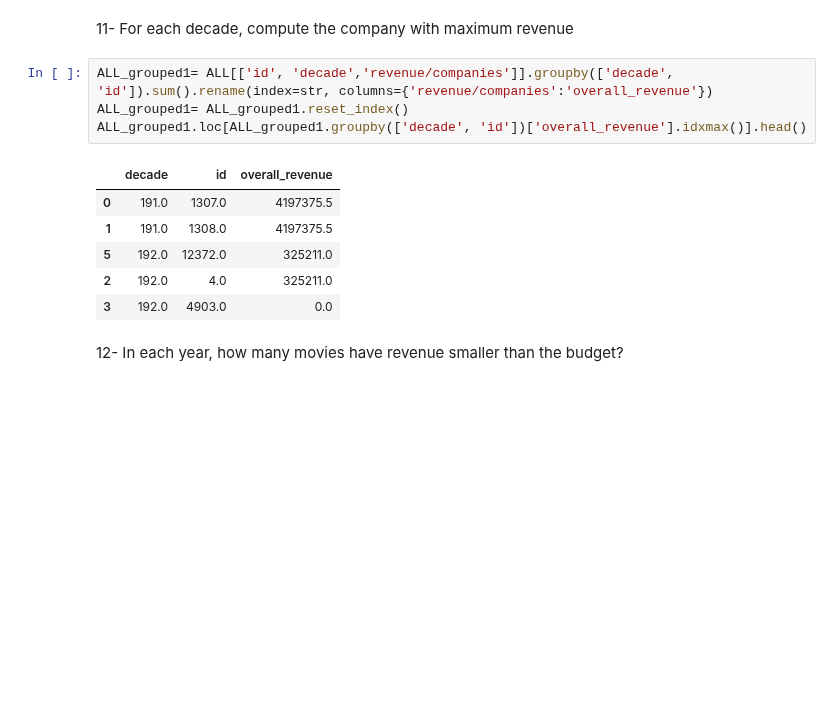
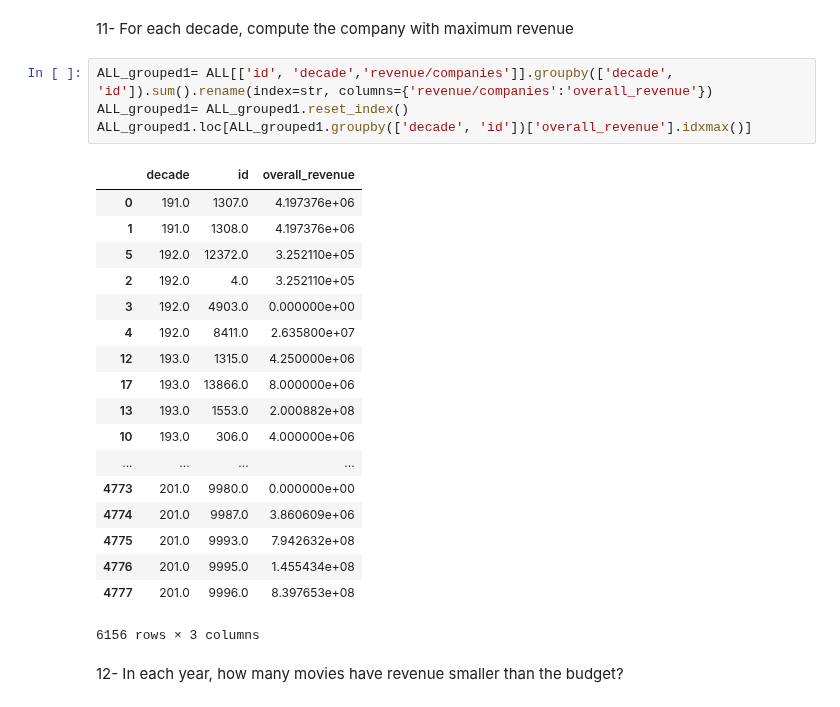
Before and after one commit to silviasantamaria/computerscience, a Jupyter notebook: NUOVO_PROJECT.ipynb, the cells around one changed output. Drawn from its saved outputs; the diff is of its cells as text; blank space fills up the shorter version.

```diff
--- a/NUOVO_PROJECT.ipynb
+++ b/NUOVO_PROJECT.ipynb
@@ -460,14 +461,26 @@ ALL_grouped.head()
 # %%
 ALL_grouped1= ALL[['id', 'decade','revenue/companies']].groupby(['decade', 'id']).sum().rename(index=str, columns={'revenue/companies':'overall_revenue'})
 ALL_grouped1= ALL_grouped1.reset_index()
-ALL_grouped1.loc[ALL_grouped1.groupby(['decade', 'id'])['overall_revenue'].idxmax()].head()
+ALL_grouped1.loc[ALL_grouped1.groupby(['decade', 'id'])['overall_revenue'].idxmax()]
 # %% [output]
 |  | decade | id | overall_revenue |
-| 0 | 191.0 | 1307.0 | 4197375.5 |
-| 1 | 191.0 | 1308.0 | 4197375.5 |
-| 5 | 192.0 | 12372.0 | 325211.0 |
-| 2 | 192.0 | 4.0 | 325211.0 |
-| 3 | 192.0 | 4903.0 | 0.0 |
+| 0 | 191.0 | 1307.0 | 4.197376e+06 |
+| 1 | 191.0 | 1308.0 | 4.197376e+06 |
+| 5 | 192.0 | 12372.0 | 3.252110e+05 |
+| 2 | 192.0 | 4.0 | 3.252110e+05 |
+| 3 | 192.0 | 4903.0 | 0.000000e+00 |
+| 4 | 192.0 | 8411.0 | 2.635800e+07 |
+| 12 | 193.0 | 1315.0 | 4.250000e+06 |
+| 17 | 193.0 | 13866.0 | 8.000000e+06 |
+| 13 | 193.0 | 1553.0 | 2.000882e+08 |
+| 10 | 193.0 | 306.0 | 4.000000e+06 |
+| ... | ... | ... | ... |
+| 4773 | 201.0 | 9980.0 | 0.000000e+00 |
+| 4774 | 201.0 | 9987.0 | 3.860609e+06 |
+| 4775 | 201.0 | 9993.0 | 7.942632e+08 |
+| 4776 | 201.0 | 9995.0 | 1.455434e+08 |
+| 4777 | 201.0 | 9996.0 | 8.397653e+08 |
+6156 rows × 3 columns
 # %% [markdown]
 12- In each year, how many movies have revenue smaller than the budget?
 # %%
```
Also changed, not shown: parts of 3 cells of this notebook.
